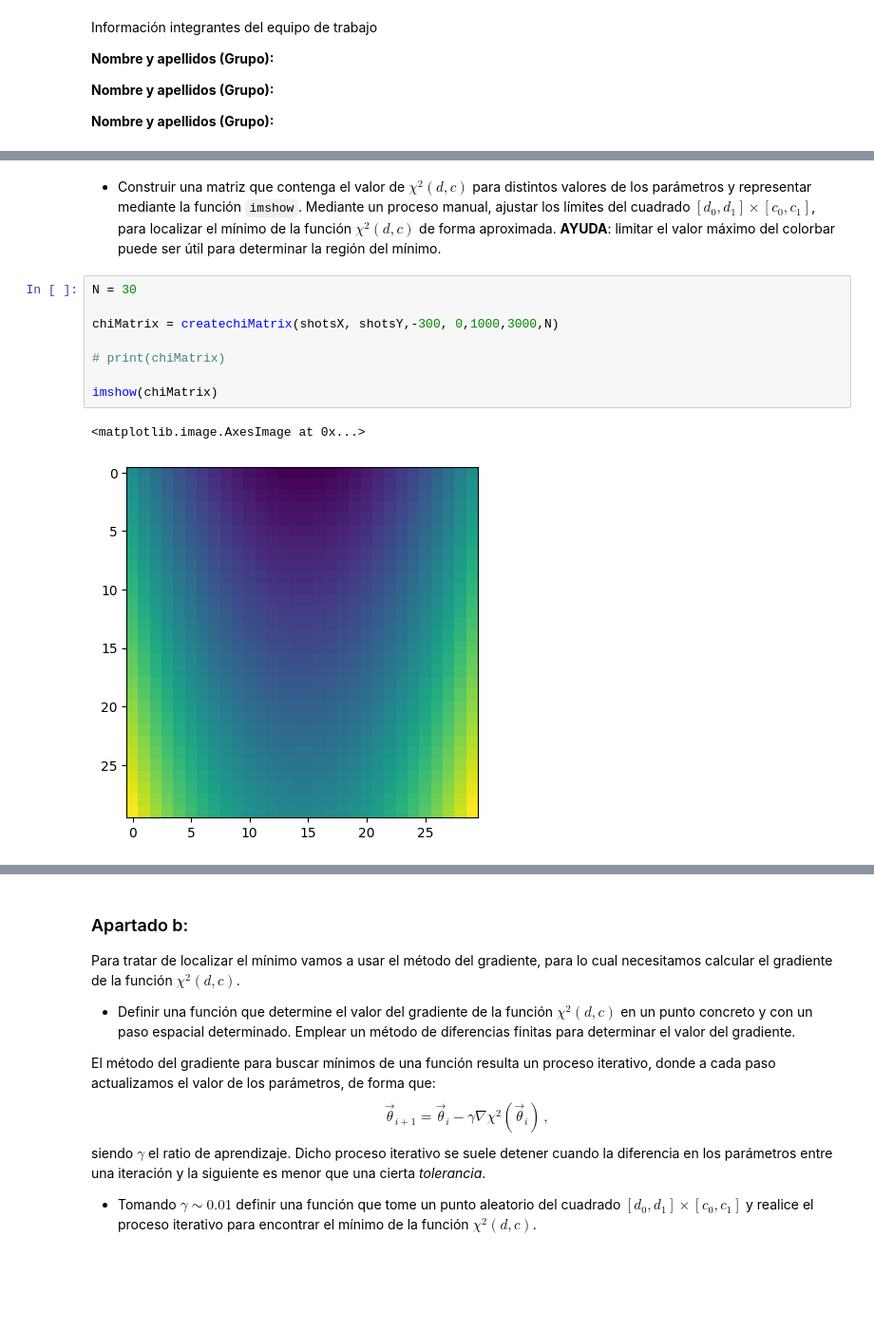
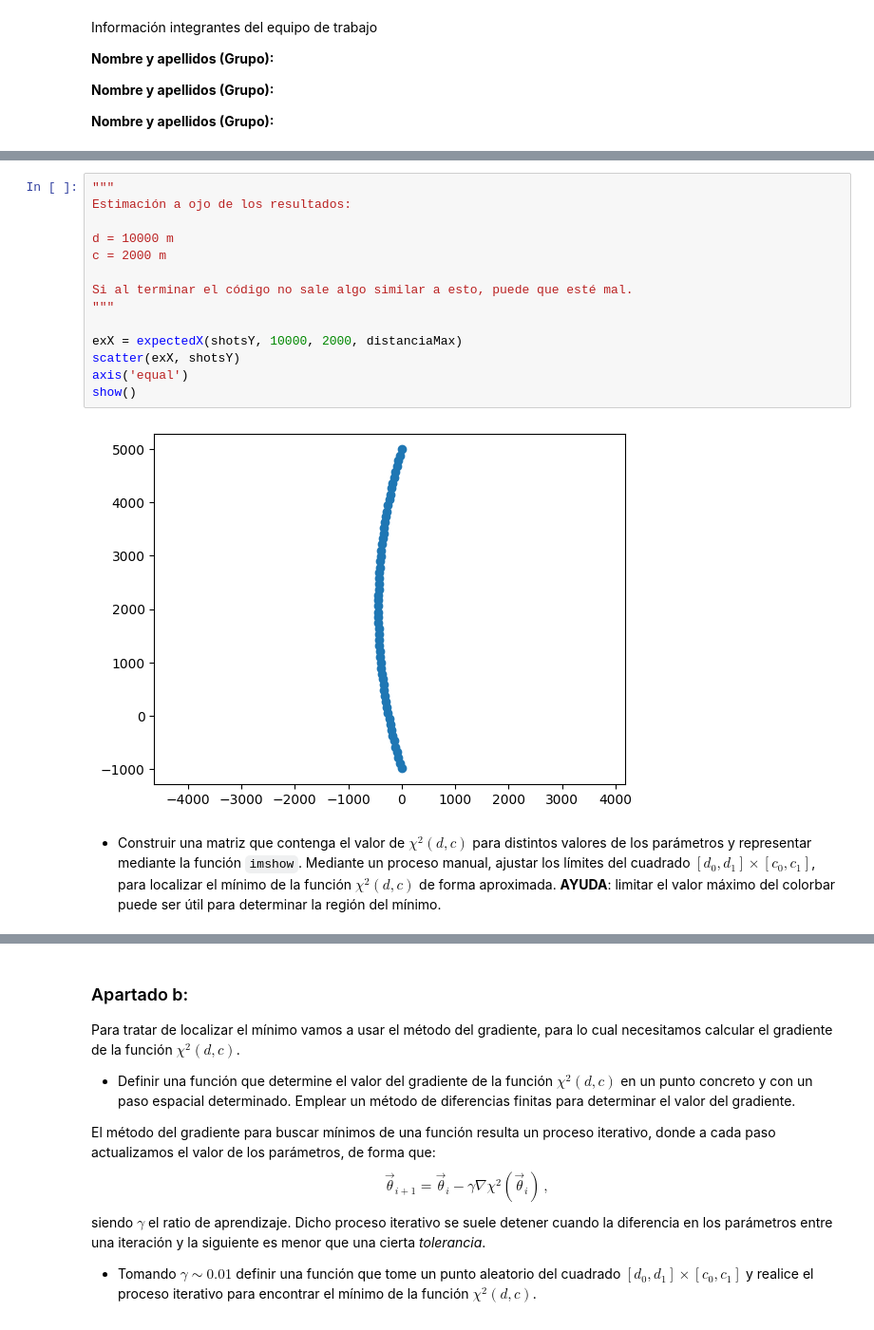
Before and after one commit to guillediaaazz/fiscomp-practices, a Jupyter notebook: war-problem-enunciados.ipynb, the cells around one changed output, grey strips where cells are left out. Shown: that part at 95% size. Drawn from its saved outputs; the diff is of its cells as text; blank space fills up the shorter version.

```diff
--- a/war-problem-enunciados.ipynb
+++ b/war-problem-enunciados.ipynb
@@ -78,13 +87,18 @@ scatter(shotsX,shotsY,pi*(diametro/2)**2)   #scatter toma el area para represent
+# %%
+"""
+Estimación a ojo de los resultados:
+
+d = 10000 m
+c = 2000 m
+
+Si al terminar el código no sale algo similar a esto, puede que esté mal.
+"""
+
+exX = expectedX(shotsY, 10000, 2000, distanciaMax)
+scatter(exX, shotsY)
+axis('equal')
+show()
+# %% [output]
+[figure, added]
 # %% [markdown]
 - Construir una matriz que contenga el valor de $\chi^2(d,c)$ para distintos valores de los parámetros y representar mediante la función `imshow`. Mediante un proceso manual, ajustar los límites del cuadrado $[d_0,d_1]\times[c_0,c_1]$, para localizar el mínimo de la función $\chi^2(d,c)$ de forma aproximada. **AYUDA**: limitar el valor máximo del colorbar puede ser útil para determinar la región del mínimo.
-# %%
-N = 30
-
-chiMatrix = createchiMatrix(shotsX, shotsY,-300, 0,1000,3000,N)
-
-# print(chiMatrix)
-
-imshow(chiMatrix)
-# %% [output]
-<matplotlib.image.AxesImage at 0x...>
-[figure, removed]
```
Also changed, not shown: parts of 3 cells of this notebook.
